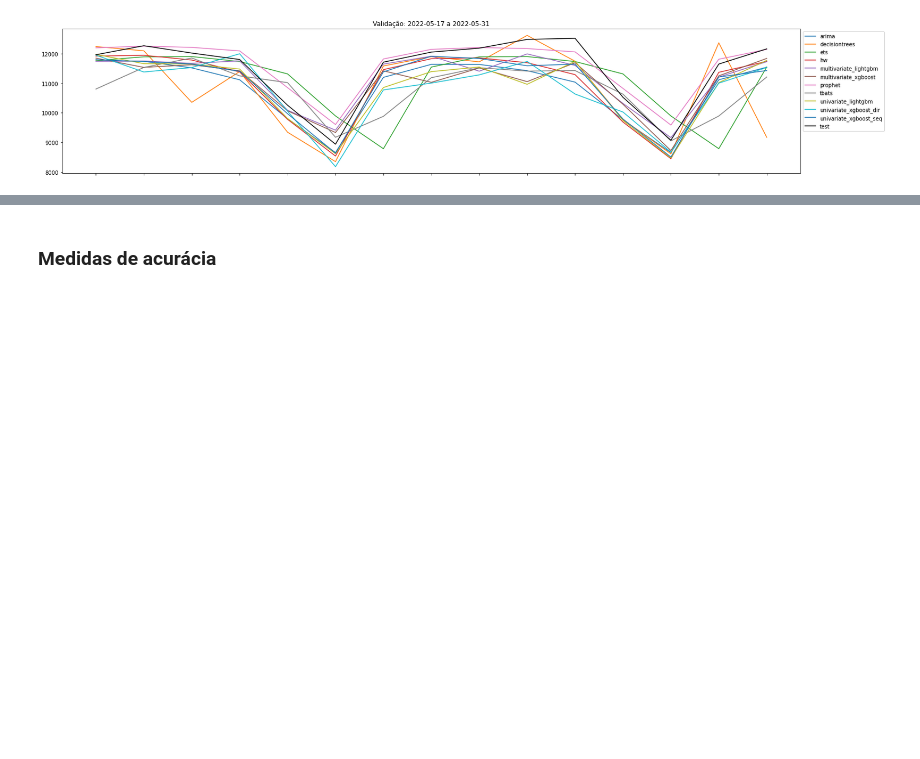
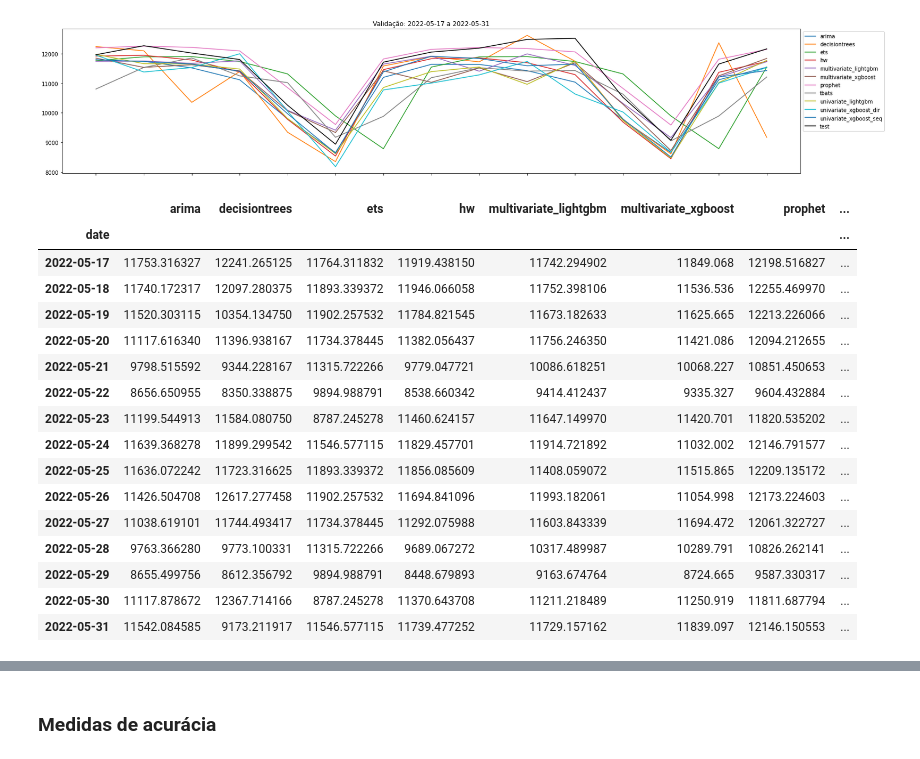
Before and after one commit to matheus-vizzotto/projecao_demanda_eletrica, a Jupyter notebook: models/forecasts/compare_fcs.ipynb, the cells around one changed output, grey strips where cells are left out. Saved outputs shown, nothing was run; the diff lists cells and outputs as text; code cells hidden in the pictures; blank space fills up the shorter version.

```diff
--- a/models/forecasts/compare_fcs.ipynb
+++ b/models/forecasts/compare_fcs.ipynb
@@ -61,6 +61,26 @@ plt.show()
 # plot using plotly express
 df3 = df2.reset_index().melt(id_vars = "date")
 px.line(df3, x = "date", y = "value", color= "variable", title=f"Validação: {date_init} a {date_end}")
+# %%
+df2
+# %% [output]
+|  | arima | decisiontrees | ets | hw | multivariate_lightgbm | multivariate_xgboost | prophet | ... |
+| date |  |  |  |  |  |  |  | ... |
+| 2022-05-17 | 11753.316327 | 12241.265125 | 11764.311832 | 11919.438150 | 11742.294902 | 11849.068 | 12198.516827 | ... |
+| 2022-05-18 | 11740.172317 | 12097.280375 | 11893.339372 | 11946.066058 | 11752.398106 | 11536.536 | 12255.469970 | ... |
+| 2022-05-19 | 11520.303115 | 10354.134750 | 11902.257532 | 11784.821545 | 11673.182633 | 11625.665 | 12213.226066 | ... |
+| 2022-05-20 | 11117.616340 | 11396.938167 | 11734.378445 | 11382.056437 | 11756.246350 | 11421.086 | 12094.212655 | ... |
+| 2022-05-21 | 9798.515592 | 9344.228167 | 11315.722266 | 9779.047721 | 10086.618251 | 10068.227 | 10851.450653 | ... |
+| 2022-05-22 | 8656.650955 | 8350.338875 | 9894.988791 | 8538.660342 | 9414.412437 | 9335.327 | 9604.432884 | ... |
+| 2022-05-23 | 11199.544913 | 11584.080750 | 8787.245278 | 11460.624157 | 11647.149970 | 11420.701 | 11820.535202 | ... |
+| 2022-05-24 | 11639.368278 | 11899.299542 | 11546.577115 | 11829.457701 | 11914.721892 | 11032.002 | 12146.791577 | ... |
+| 2022-05-25 | 11636.072242 | 11723.316625 | 11893.339372 | 11856.085609 | 11408.059072 | 11515.865 | 12209.135172 | ... |
+| 2022-05-26 | 11426.504708 | 12617.277458 | 11902.257532 | 11694.841096 | 11993.182061 | 11054.998 | 12173.224603 | ... |
+| 2022-05-27 | 11038.619101 | 11744.493417 | 11734.378445 | 11292.075988 | 11603.843339 | 11694.472 | 12061.322727 | ... |
+| 2022-05-28 | 9763.366280 | 9773.100331 | 11315.722266 | 9689.067272 | 10317.489987 | 10289.791 | 10826.262141 | ... |
+| 2022-05-29 | 8655.499756 | 8612.356792 | 9894.988791 | 8448.679893 | 9163.674764 | 8724.665 | 9587.330317 | ... |
+| 2022-05-30 | 11117.878672 | 12367.714166 | 8787.245278 | 11370.643708 | 11211.218489 | 11250.919 | 11811.687794 | ... |
+| 2022-05-31 | 11542.084585 | 9173.211917 | 11546.577115 | 11739.477252 | 11729.157162 | 11839.097 | 12146.150553 | ... |
 # %%
 # df de erros por modelo
 df_errors = df2.copy(deep=True)
```
Also changed, not shown: parts of 1 cell of this notebook.
